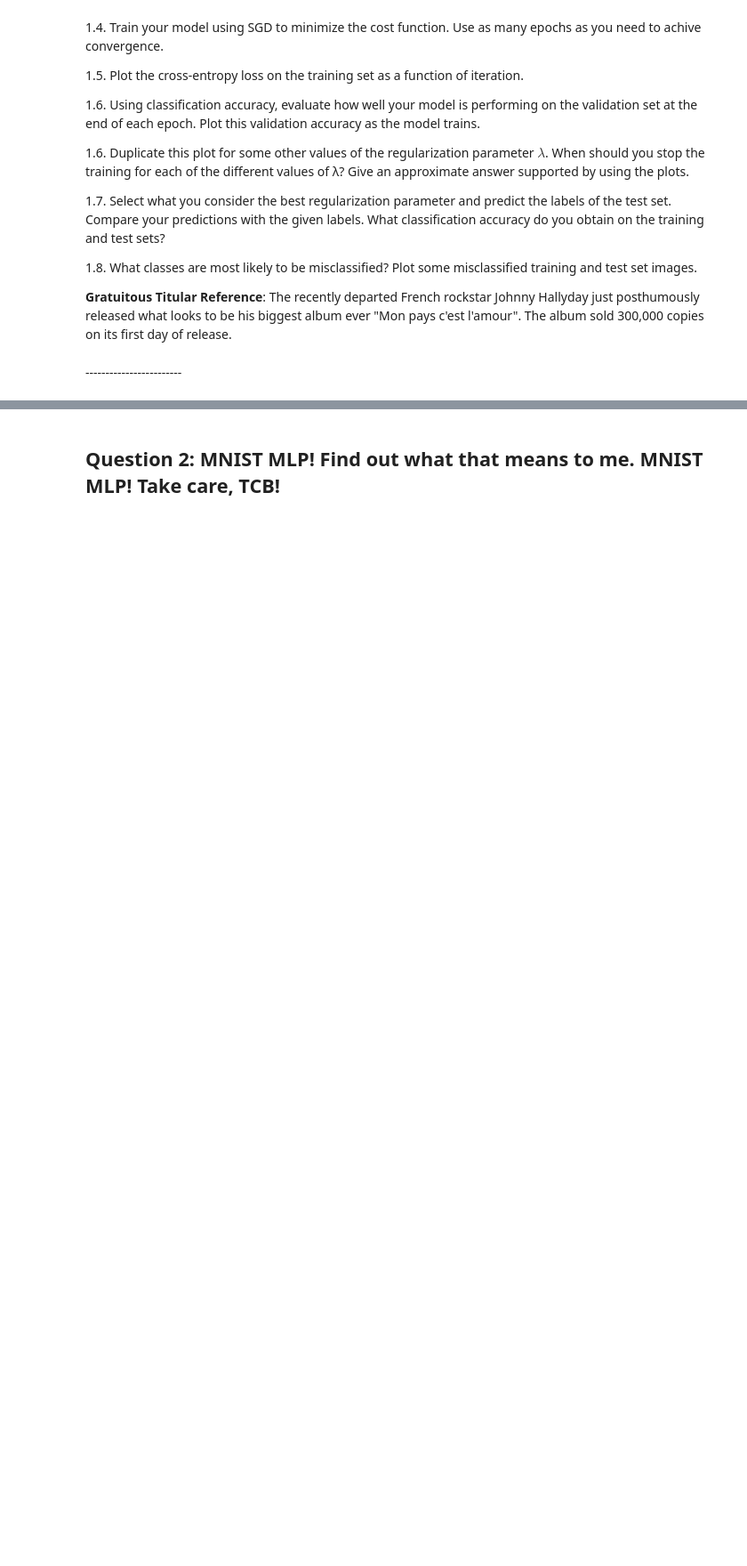
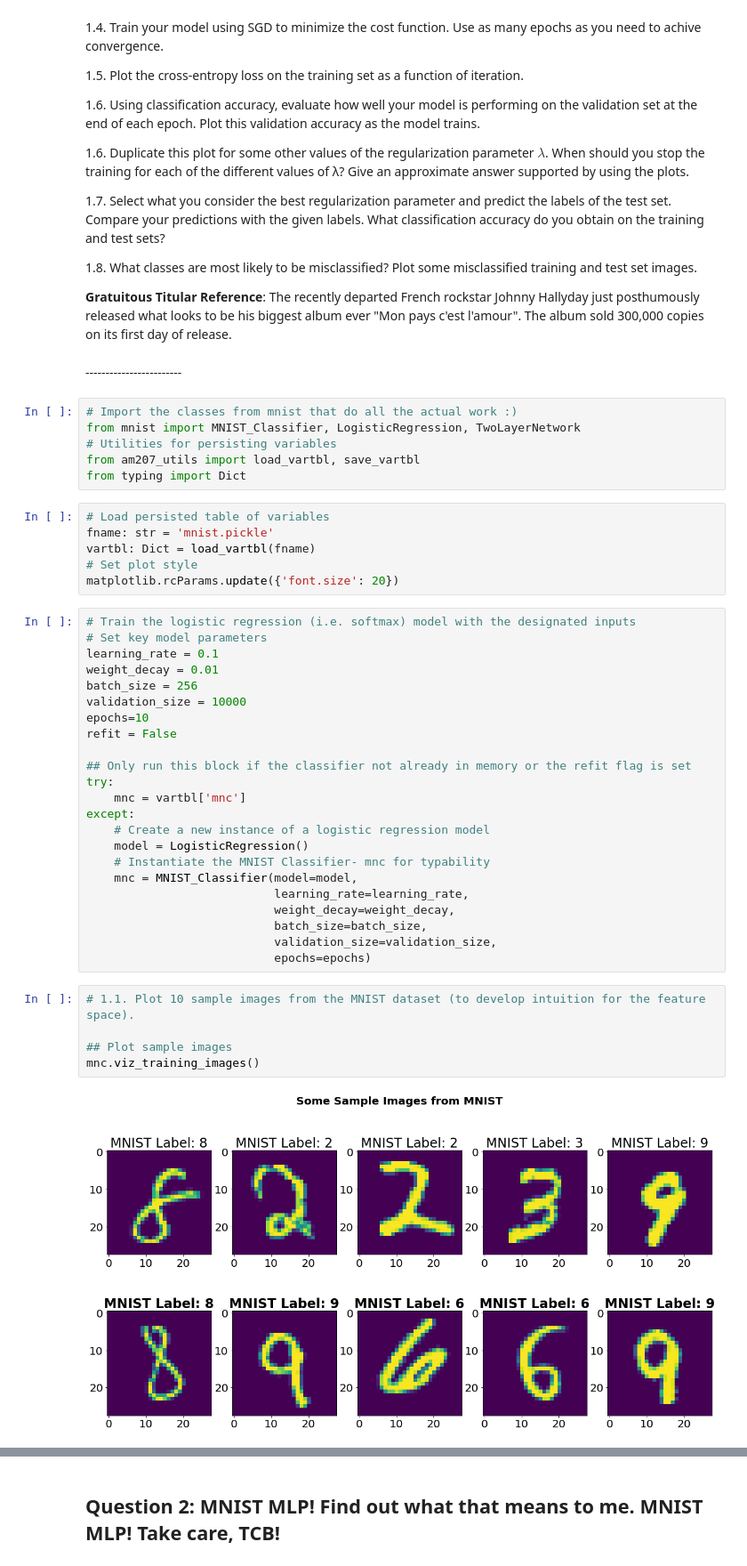
Before and after one commit to IACS-AM-207-Braavos/AM-207, a Jupyter notebook: hw7/AM207_HW7_MSE.ipynb, the cells around one changed output, grey strips where cells are left out. Shown at 89% size. Drawn from its saved outputs; the diff is of its cells as text; blank space fills up the shorter version.

Commit message:
Reworked problem 1 to persist trained models with pickle

```diff
--- a/hw7/AM207_HW7_MSE.ipynb
+++ b/hw7/AM207_HW7_MSE.ipynb
@@ -83,3 +83,45 @@ Construct and train your classifier using a batch size of 256 examples, a learni
 <div class="answer-separator">
 ------------------------
 </div>
+# %%
+# Import the classes from mnist that do all the actual work :)
+from mnist import MNIST_Classifier, LogisticRegression, TwoLayerNetwork
+# Utilities for persisting variables
+from am207_utils import load_vartbl, save_vartbl
+from typing import Dict
+# %%
+# Load persisted table of variables
+fname: str = 'mnist.pickle'
+vartbl: Dict = load_vartbl(fname)
+# Set plot style
+matplotlib.rcParams.update({'font.size': 20})
+# %%
+# Train the logistic regression (i.e. softmax) model with the designated inputs
+# Set key model parameters
+learning_rate = 0.1
+weight_decay = 0.01
+batch_size = 256
+validation_size = 10000
+epochs=10
+refit = False
+
+## Only run this block if the classifier not already in memory or the refit flag is set
+try:
+    mnc = vartbl['mnc']
+except:
+    # Create a new instance of a logistic regression model
+    model = LogisticRegression()
+    # Instantiate the MNIST Classifier- mnc for typability
+    mnc = MNIST_Classifier(model=model,
+                           learning_rate=learning_rate,
+                           weight_decay=weight_decay,
+                           batch_size=batch_size,
+                           validation_size=validation_size,
+                           epochs=epochs)
+# %%
+# 1.1. Plot 10 sample images from the MNIST dataset (to develop intuition for the feature space).
+
+## Plot sample images
+mnc.viz_training_images()
+# %% [output]
+[figure, added]
```
Also changed, not shown: parts of 11 cells of this notebook, 5 other files.
